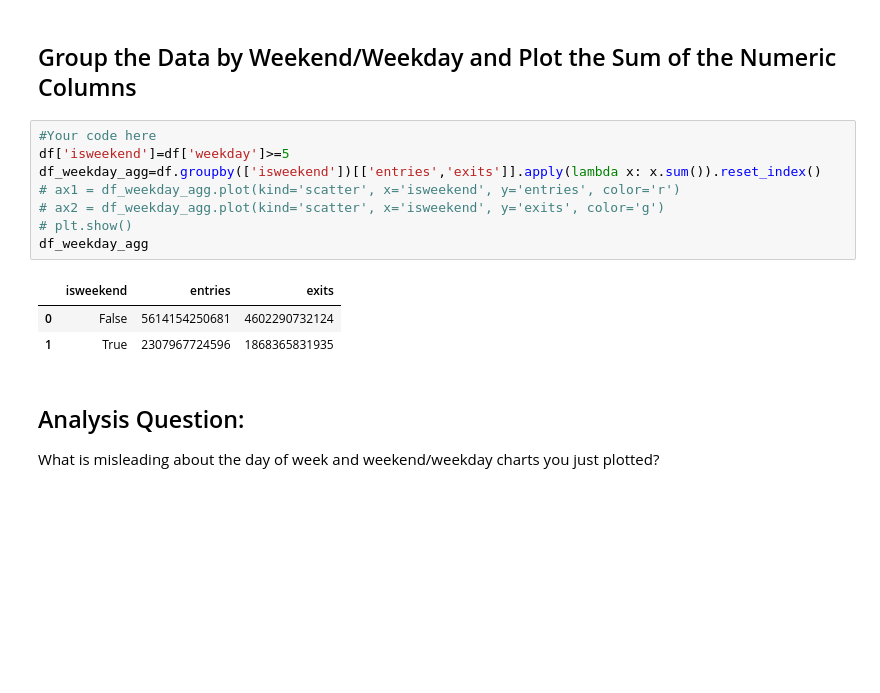
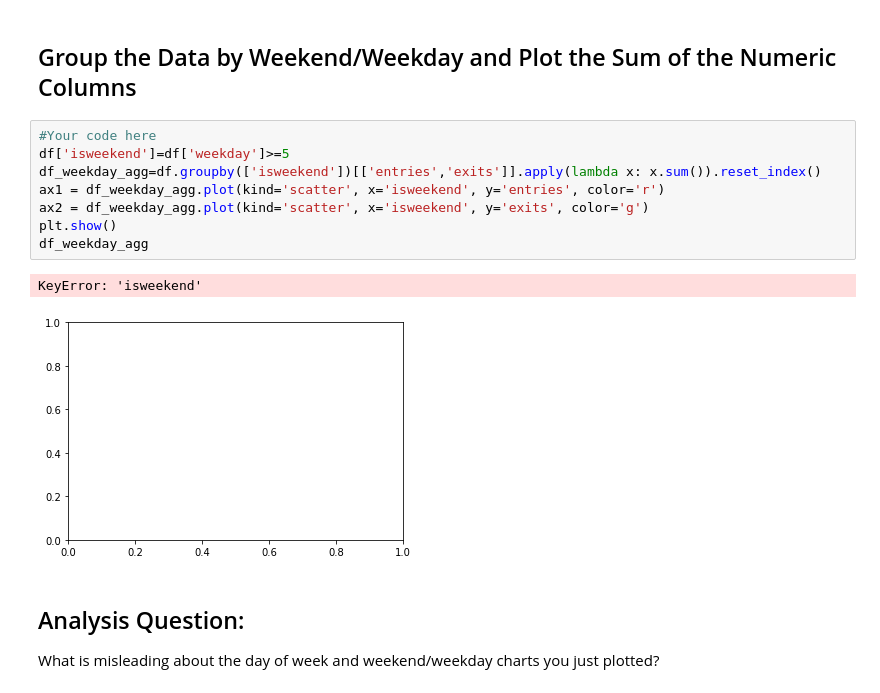
Before and after one commit to powergascan/dsc-pandas-series-and-dataframes-lab-dc-ds-071519, a Jupyter notebook: index.ipynb, the cells around one changed output. Saved outputs shown, nothing was run; the diff lists cells and outputs as text; blank space fills up the shorter version.

```diff
--- a/index.ipynb
+++ b/index.ipynb
@@ -139,15 +139,14 @@ plt.show()
 # %%
 #Your code here
 df['isweekend']=df['weekday']>=5
 df_weekday_agg=df.groupby(['isweekend'])[['entries','exits']].apply(lambda x: x.sum()).reset_index()
-# ax1 = df_weekday_agg.plot(kind='scatter', x='isweekend', y='entries', color='r')
-# ax2 = df_weekday_agg.plot(kind='scatter', x='isweekend', y='exits', color='g')
-# plt.show()
+ax1 = df_weekday_agg.plot(kind='scatter', x='isweekend', y='entries', color='r')
+ax2 = df_weekday_agg.plot(kind='scatter', x='isweekend', y='exits', color='g')
+plt.show()
 df_weekday_agg
 # %% [output]
-|  | isweekend | entries | exits |
-| 0 | False | 5614154250681 | 4602290732124 |
-| 1 | True | 2307967724596 | 1868365831935 |
+KeyError: 'isweekend'
+[figure, added]
 # %% [markdown]
 ## Analysis Question:
 
```
